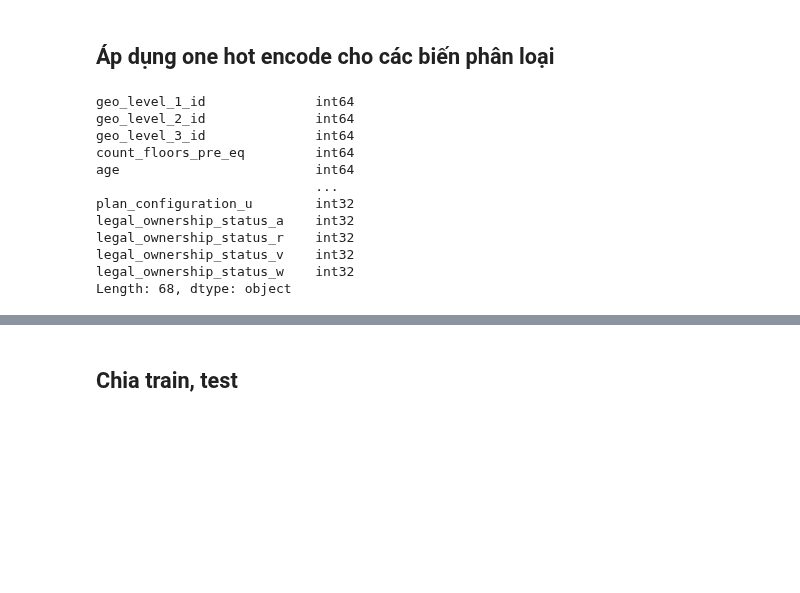
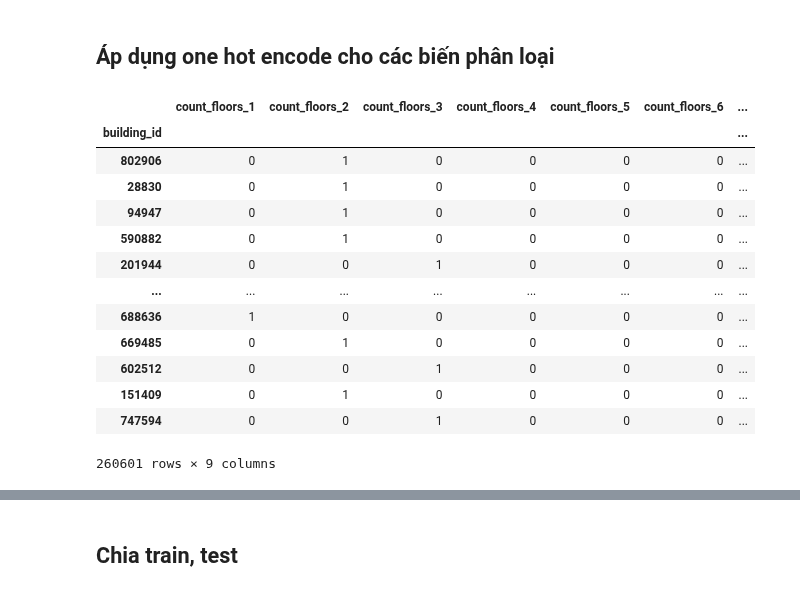
Before and after one commit to anbit192/earthquake, a Jupyter notebook: mixed_naive_bayes.ipynb, the cells around one changed output, grey strips where cells are left out. Drawn from its saved outputs; the diff is of its cells as text; code cells hidden in the pictures; blank space fills up the shorter version.

```diff
--- a/mixed_naive_bayes.ipynb
+++ b/mixed_naive_bayes.ipynb
@@ -13,19 +16,21 @@ Y = pd.read_csv("data/train_labels.csv", index_col="building_id") - 1
 # X = map_str_values(X)
 # %% [markdown]
 ## Áp dụng one hot encode cho các biến phân loại
-# %%
-X = pd.get_dummies(X, dtype=int)
-X.dtypes
-# %% [output]
-geo_level_1_id              int64
-geo_level_2_id              int64
-geo_level_3_id              int64
-count_floors_pre_eq         int64
-age                         int64
-                            ...
-plan_configuration_u        int32
-legal_ownership_status_a    int32
-legal_ownership_status_r    int32
-legal_ownership_status_v    int32
-legal_ownership_status_w    int32
-Length: 68, dtype: object
+# %%
+encoded_temp = pd.get_dummies(X["count_floors_pre_eq"], prefix="count_floors").astype(int)
+encoded_temp
+# %% [output]
+|  | count_floors_1 | count_floors_2 | count_floors_3 | count_floors_4 | count_floors_5 | count_floors_6 | ... |
+| building_id |  |  |  |  |  |  | ... |
+| 802906 | 0 | 1 | 0 | 0 | 0 | 0 | ... |
+| 28830 | 0 | 1 | 0 | 0 | 0 | 0 | ... |
+| 94947 | 0 | 1 | 0 | 0 | 0 | 0 | ... |
+| 590882 | 0 | 1 | 0 | 0 | 0 | 0 | ... |
+| 201944 | 0 | 0 | 1 | 0 | 0 | 0 | ... |
+| ... | ... | ... | ... | ... | ... | ... | ... |
+| 688636 | 1 | 0 | 0 | 0 | 0 | 0 | ... |
+| 669485 | 0 | 1 | 0 | 0 | 0 | 0 | ... |
+| 602512 | 0 | 0 | 1 | 0 | 0 | 0 | ... |
+| 151409 | 0 | 1 | 0 | 0 | 0 | 0 | ... |
+| 747594 | 0 | 0 | 1 | 0 | 0 | 0 | ... |
+260601 rows × 9 columns
```
Also changed, not shown: parts of 28 cells of this notebook.
